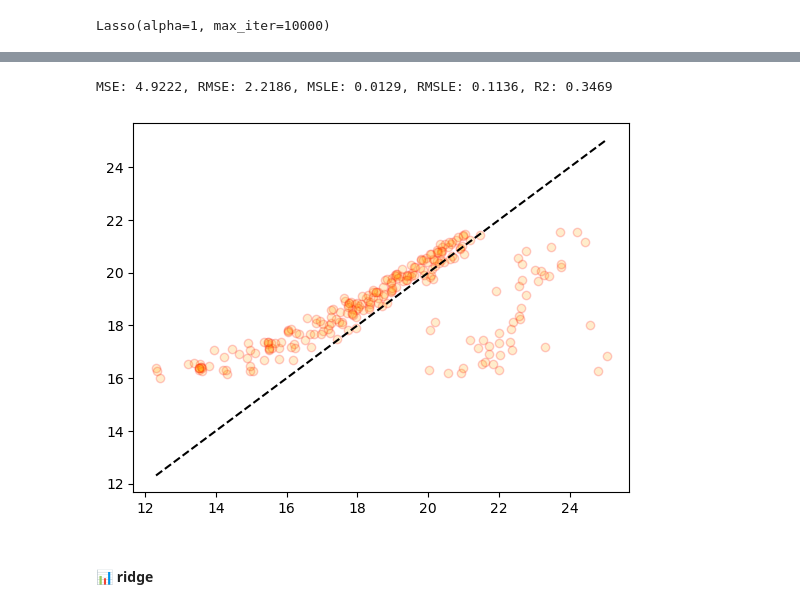
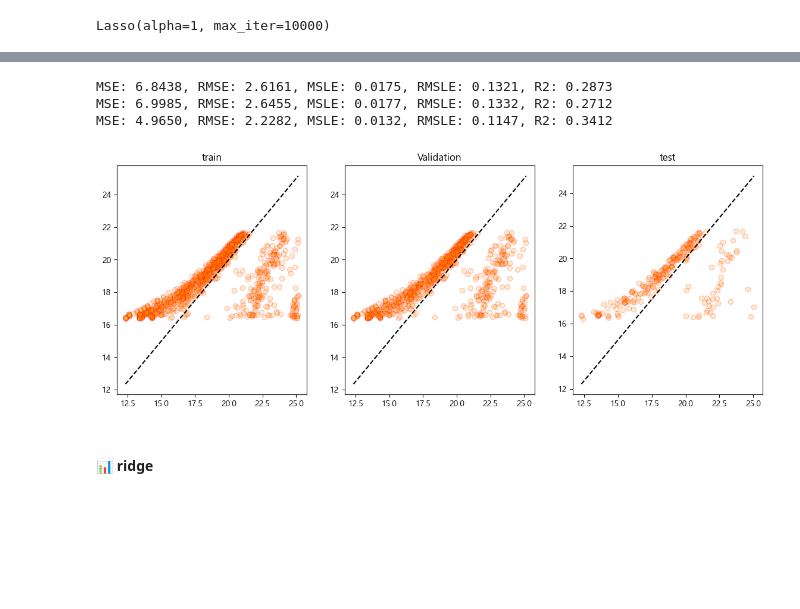
Before and after one commit to songseogyeong/project-machine_learning, a Jupyter notebook: 03_regression/02_medical_insurance_Regression_Project/6Cycle.ipynb, the cells around one changed output, grey strips where cells are left out. Saved outputs shown, nothing was run; the diff lists cells and outputs as text; code cells hidden in the pictures; blank space fills up the shorter version.

```diff
--- a/03_regression/02_medical_insurance_Regression_Project/6Cycle.ipynb
+++ b/03_regression/02_medical_insurance_Regression_Project/6Cycle.ipynb
@@ -478,17 +648,41 @@ MSE: 6.8438, RMSE: 2.6161, MSLE: 0.0175, RMSLE: 0.1321, R2: 0.2873
-# %%
-import matplotlib.pyplot as plt
-
-lasso.fit(X_test, y_test)
-prediction = lasso.predict(X_test)
-get_evaluation(y_test, prediction)
-
-fig, ax = plt.subplots()
-ax.scatter(y_test, prediction, edgecolors='red', c='orange', alpha=0.2)
-ax.plot([y_test.min(), y_test.max()], [y_test.min(), y_test.max()], 'k--')
-plt.show()
-# %% [output]
-MSE: 4.9222, RMSE: 2.2186, MSLE: 0.0129, RMSLE: 0.1136, R2: 0.3469
-[figure, removed]
+# %%
+import matplotlib.pyplot as plt
+
+fig, ax = plt.subplots(1, 3, figsize=(14, 5))
+
+# 예측
+prediction = lasso.predict(X_train)
+# 평가
+get_evaluation(y_train, prediction)
+
+ax[0].scatter(y_train, prediction, edgecolors='red', c='orange', alpha=0.2)
+ax[0].plot([y_train.min(), y_train.max()], [y_train.min(), y_train.max()], 'k--')
+ax[0].set_title('train')
+
+# 예측
+prediction = lasso.predict(val_X_train)
+# 평가
+get_evaluation(val_y_train, prediction)
+
+ax[1].scatter(val_y_train, prediction, edgecolors='red', c='orange', alpha=0.2)
+ax[1].plot([val_y_train.min(), val_y_train.max()], [val_y_train.min(), val_y_train.max()], 'k--')
+ax[1].set_title('Validation')
+
+# 예측
+prediction = lasso.predict(X_test)
+# 평가
+get_evaluation(y_test, prediction)
+
+ax[2].scatter(y_test, prediction, edgecolors='red', c='orange', alpha=0.2)
+ax[2].plot([y_test.min(), y_test.max()], [y_test.min(), y_test.max()], 'k--')
+ax[2].set_title('test')
+
+plt.show()
+# %% [output]
+MSE: 6.8438, RMSE: 2.6161, MSLE: 0.0175, RMSLE: 0.1321, R2: 0.2873
+MSE: 6.9985, RMSE: 2.6455, MSLE: 0.0177, RMSLE: 0.1332, R2: 0.2712
+MSE: 4.9650, RMSE: 2.2282, MSLE: 0.0132, RMSLE: 0.1147, R2: 0.3412
+[figure, added]
 # %% [markdown]
 #### 📊 ridge
 # %%
```
Also changed, not shown: parts of 34 cells of this notebook, 30 other files.
